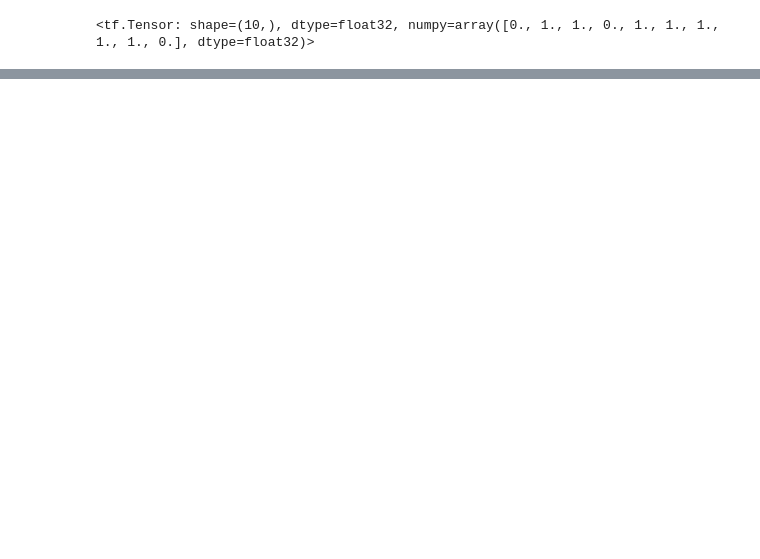
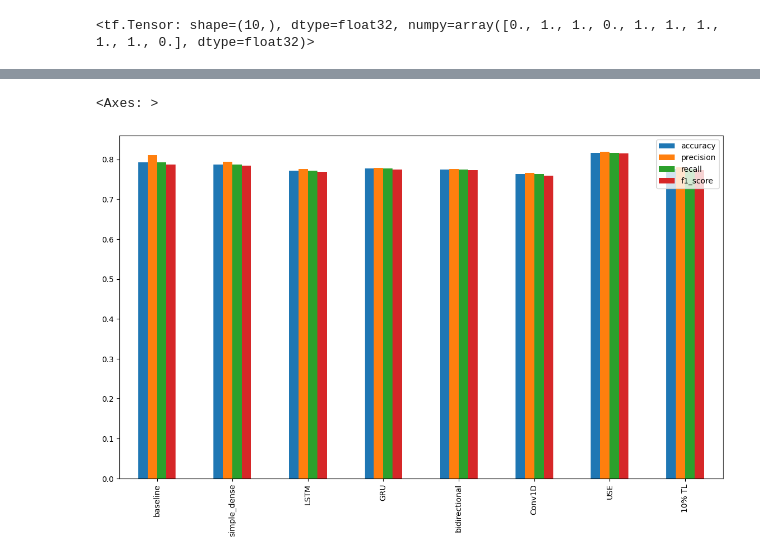
Before and after one commit to Prashanna-Raj-Pandit/NLP, a Jupyter notebook: Introduction_to_NLP.ipynb, the cells around one changed output, grey strips where cells are left out. Saved outputs shown, nothing was run; the diff lists cells and outputs as text; code cells hidden in the pictures; blank space fills up the shorter version.

```diff
--- a/Introduction_to_NLP.ipynb
+++ b/Introduction_to_NLP.ipynb
@@ -1059,0 +1113,3 @@ model_6_results
+# %%
+model_7_preds=model_7.predict(val_sentences)
+model_7_preds[:10]
@@ -1059,0 +1128,3 @@ model_6_results
+# %%
+model_7_preds_probalility=tf.squeeze(tf.round(model_7_preds))
+model_7_preds_probalility[:20]
@@ -1059,0 +1135,3 @@ model_6_results
+# %%
+model_7_results=calculate_performance_metrics(val_labels,model_7_preds_probalility)
+model_7_results
@@ -1059,0 +1145,14 @@ model_6_results
+# %%
+all_models=pd.DataFrame({
+    "baseline":model_0_performance,
+    "simple_dense":model_1_perfornamce,
+    "LSTM":model_2_performance,
+    "GRU":model_3_performance,
+    "bidirectional":model_4_performance,
+    "Conv1D":model_5_performance,
+    "USE":model_6_results,
+    "10% TL":model_7_results
+
+})
+all_models=all_models.transpose()
+all_models
@@ -1059,0 +1169,5 @@ model_6_results
+# %%
+all_models.plot(kind="bar",figsize=(14,8))
+# %% [output]
+<Axes: >
+[figure, added]
```
Also changed, not shown: parts of 56 cells of this notebook.
